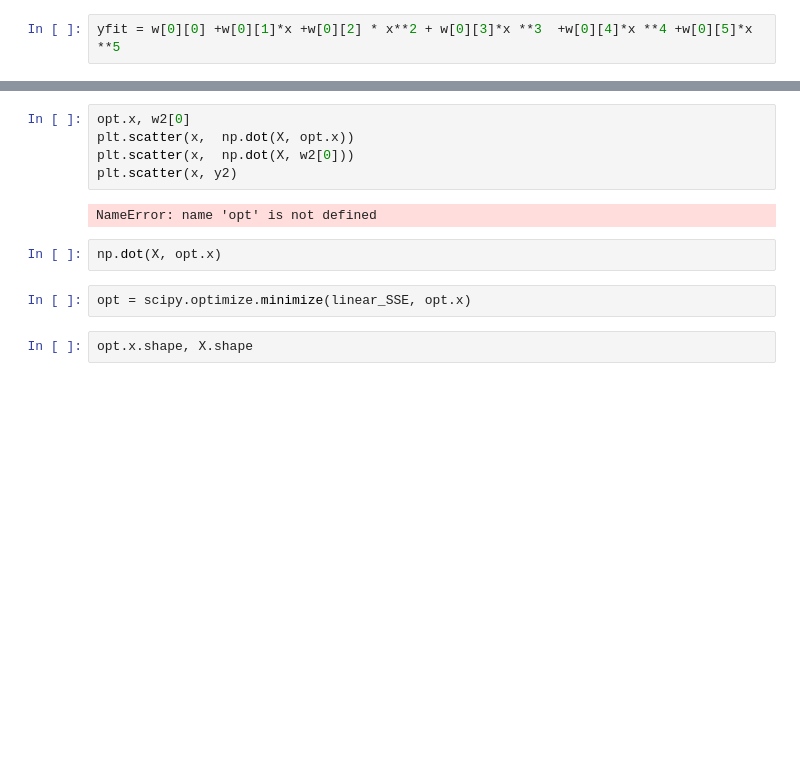
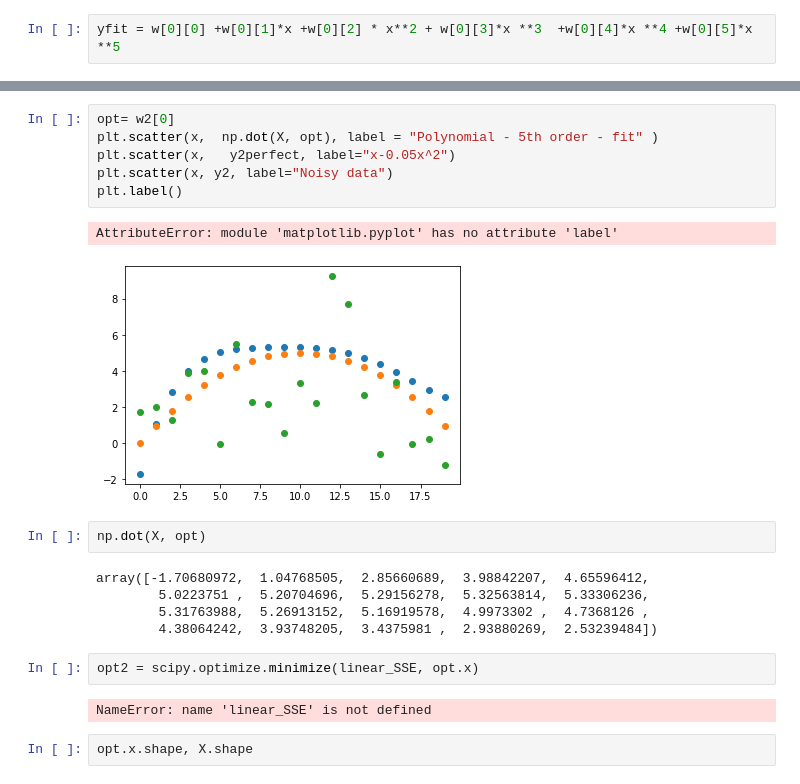
Before and after one commit to wltrimbl/uchicago-data221, a Jupyter notebook: notebooks/Poly-fit.ipynb, the cells around one changed output, grey strips where cells are left out. Saved outputs shown, nothing was run; the diff lists cells and outputs as text; blank space fills up the shorter version.

```diff
--- a/notebooks/Poly-fit.ipynb
+++ b/notebooks/Poly-fit.ipynb
@@ -84,14 +109,23 @@ array([-4.53354173e-01,  1.17657067e-01,  2.86513821e-01, -4.43448403e-02,
 # %%
-opt.x, w2[0]
-plt.scatter(x,  np.dot(X, opt.x))
-plt.scatter(x,  np.dot(X, w2[0]))
-plt.scatter(x, y2)
+opt= w2[0]
+plt.scatter(x,  np.dot(X, opt), label = "Polynomial - 5th order - fit" )
+plt.scatter(x,   y2perfect, label="x-0.05x^2")
+plt.scatter(x, y2, label="Noisy data")
+plt.label()
 # %% [output]
-NameError: name 'opt' is not defined
+AttributeError: module 'matplotlib.pyplot' has no attribute 'label'
+[figure, added]
 # %%
-np.dot(X, opt.x)
+np.dot(X, opt)
+# %% [output]
+array([-1.70680972,  1.04768505,  2.85660689,  3.98842207,  4.65596412,
+        5.0223751 ,  5.20704696,  5.29156278,  5.32563814,  5.33306236,
+        5.31763988,  5.26913152,  5.16919578,  4.9973302 ,  4.7368126 ,
+        4.38064242,  3.93748205,  3.4375981 ,  2.93880269,  2.53239484])
 # %%
-opt = scipy.optimize.minimize(linear_SSE, opt.x)
+opt2 = scipy.optimize.minimize(linear_SSE, opt.x)
+# %% [output]
+NameError: name 'linear_SSE' is not defined
 # %%
 opt.x.shape, X.shape
 # %%
```
Also changed, not shown: parts of 23 cells of this notebook.
